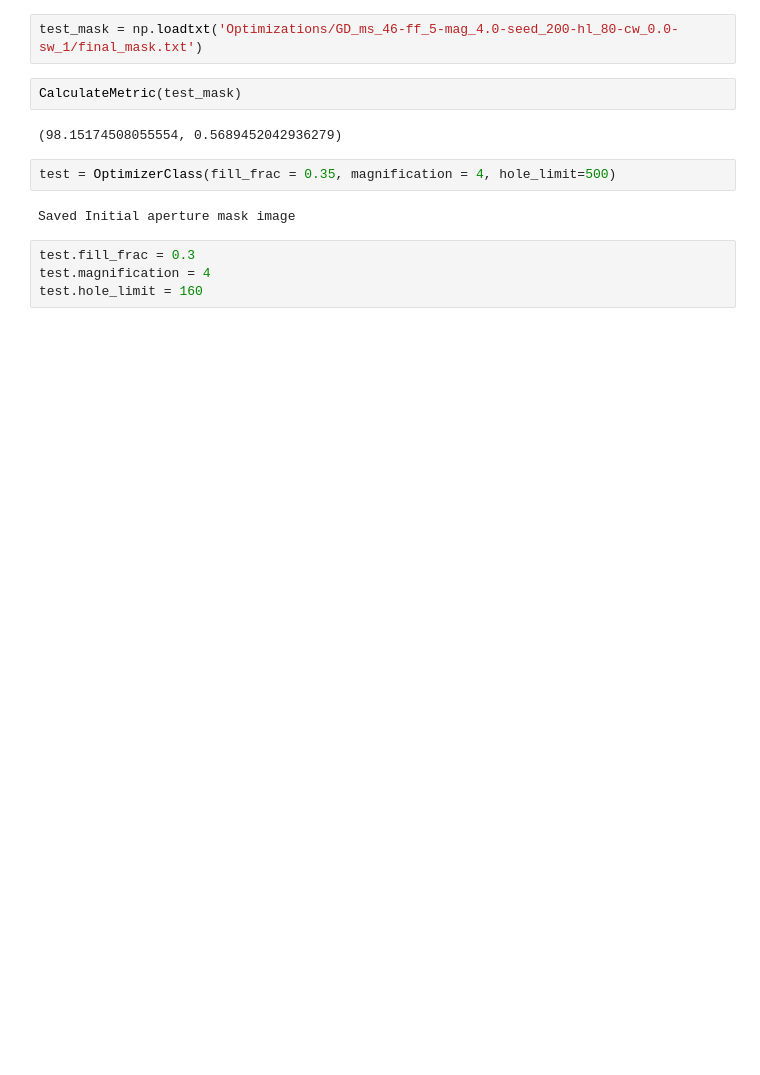
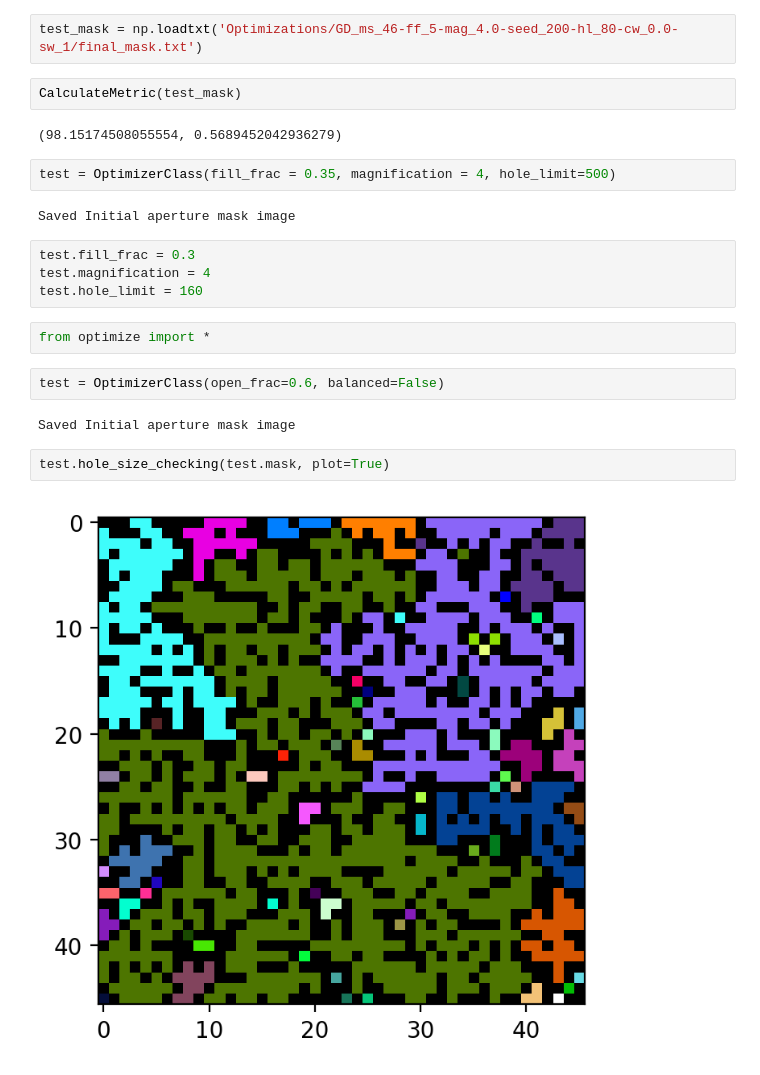
Before and after one commit to cllamb0/CCI2-Coded-Aperture, a Jupyter notebook: Code-Testing.ipynb, the cells around one changed output. Saved outputs shown, nothing was run; the diff lists cells and outputs as text; blank space fills up the shorter version.

```diff
--- a/Code-Testing.ipynb
+++ b/Code-Testing.ipynb
@@ -708,3 +708,13 @@ Saved Initial aperture mask image
 test.fill_frac = 0.3
 test.magnification = 4
 test.hole_limit = 160
+# %%
+from optimize import *
+# %%
+test = OptimizerClass(open_frac=0.6, balanced=False)
+# %% [output]
+Saved Initial aperture mask image
+# %%
+test.hole_size_checking(test.mask, plot=True)
+# %% [output]
+[figure, added]
```
Also changed, not shown: parts of 12 cells of this notebook, 2 other files.
